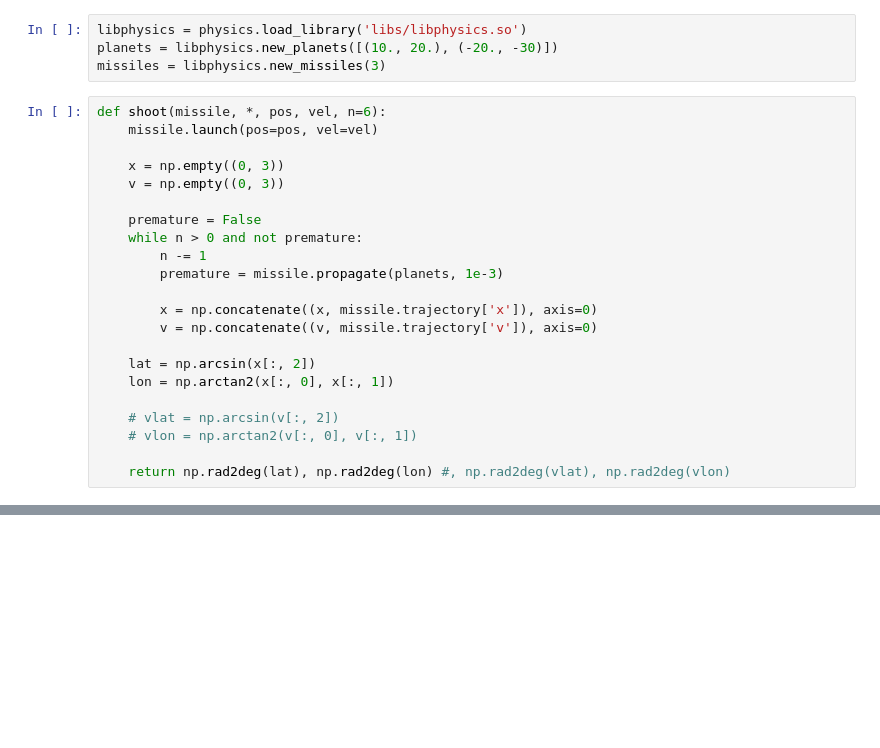
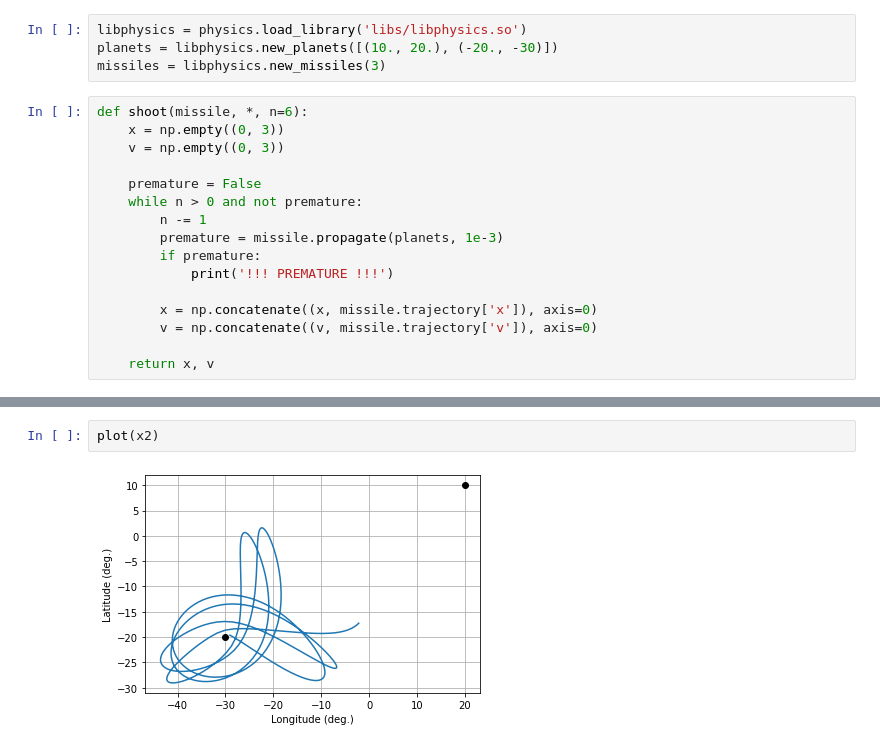
Before and after one commit to avitase/gravix2, a Jupyter notebook: physics/bindings/python/example.ipynb, the cells around one changed output, grey strips where cells are left out. Cells and saved outputs as stored; diff of their text form; blank space fills up the shorter version.

```diff
--- a/physics/bindings/python/example.ipynb
+++ b/physics/bindings/python/example.ipynb
@@ -8,9 +8,7 @@ libphysics = physics.load_library('libs/libphysics.so')
 planets = libphysics.new_planets([(10., 20.), (-20., -30)])
 missiles = libphysics.new_missiles(3)
 # %%
-def shoot(missile, *, pos, vel, n=6):
-    missile.launch(pos=pos, vel=vel)
-
+def shoot(missile, *, n=6):
     x = np.empty((0, 3))
     v = np.empty((0, 3))
 
@@ -18,15 +16,11 @@ def shoot(missile, *, pos, vel, n=6):
     while n > 0 and not premature:
         n -= 1
         premature = missile.propagate(planets, 1e-3)
+        if premature:
+            print('!!! PREMATURE !!!')
 
         x = np.concatenate((x, missile.trajectory['x']), axis=0)
         v = np.concatenate((v, missile.trajectory['v']), axis=0)
 
-    lat = np.arcsin(x[:, 2])
-    lon = np.arctan2(x[:, 0], x[:, 1])
-
-    # vlat = np.arcsin(v[:, 2])
-    # vlon = np.arctan2(v[:, 0], v[:, 1])
-
-    return np.rad2deg(lat), np.rad2deg(lon) #, np.rad2deg(vlat), np.rad2deg(vlon)
+    return x, v
 # %%
@@ -59,0 +61,4 @@ for plat, plon in planets.planet_pos:
+# %%
+plot(x2)
+# %% [output]
+[figure, added]
```
Also changed, not shown: parts of 5 cells of this notebook, 18 other files.
